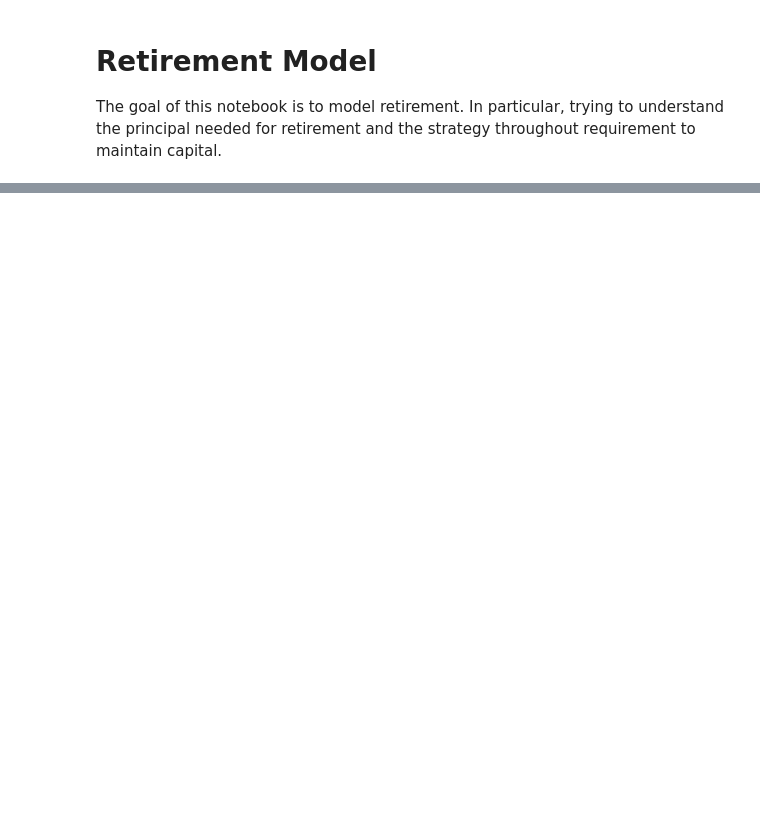
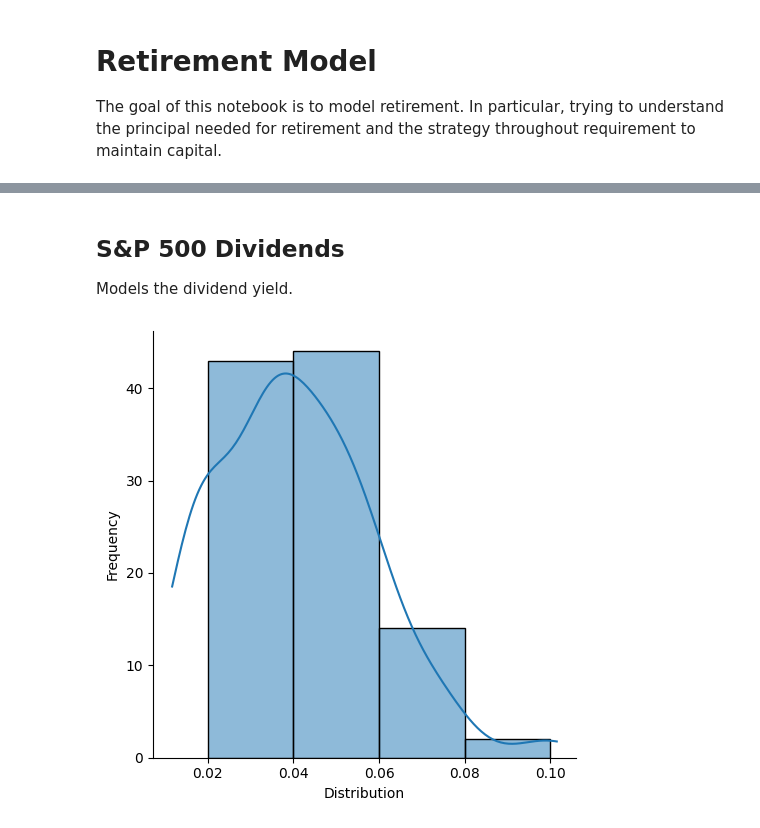
Before and after one commit to harlepengren/DataAnalysis, a Jupyter notebook: Retirement.ipynb, the cells around one changed output, grey strips where cells are left out. Cells and saved outputs as stored; diff of their text form; code cells hidden in the pictures; blank space fills up the shorter version.

```diff
--- a/Retirement.ipynb
+++ b/Retirement.ipynb
@@ -19,0 +36,11 @@ spx.head()
+# %% [markdown]
+## S&P 500 Dividends
+Models the dividend yield.
+# %%
+dividend = pd.read_csv("https://raw.githubusercontent.com/harlepengren/DataAnalysis/main/data/SPX%20Yield.csv")
+dividend["Yield"] = dividend["Yield"].str.rstrip('%').astype('float')/100.0
+ax = sns.displot(dividend["Yield"],bins=[0.02,0.04,0.06,0.08,0.1],kde=True)
+ax.set(xlabel='Distribution', ylabel='Frequency')
+plt.show()
+# %% [output]
+[figure, added]
```
Also changed, not shown: parts of 18 cells of this notebook.
